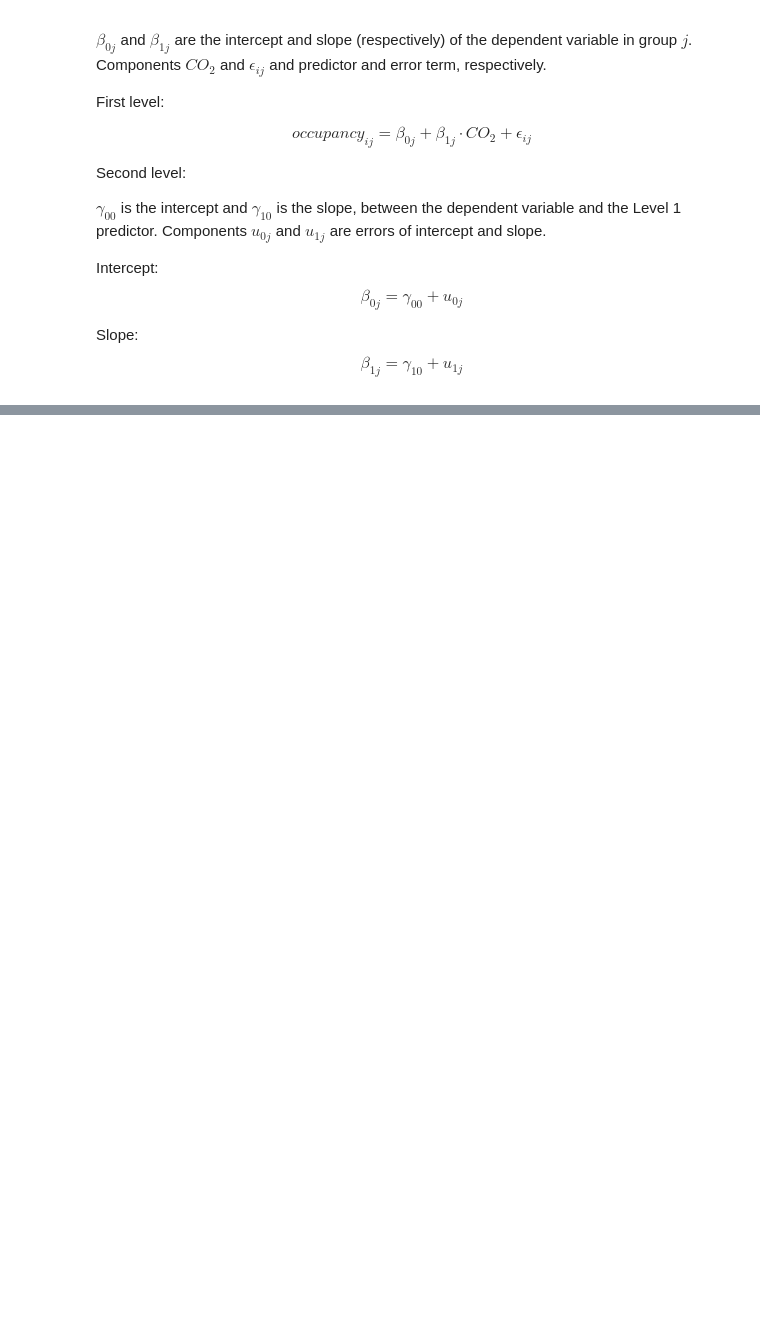
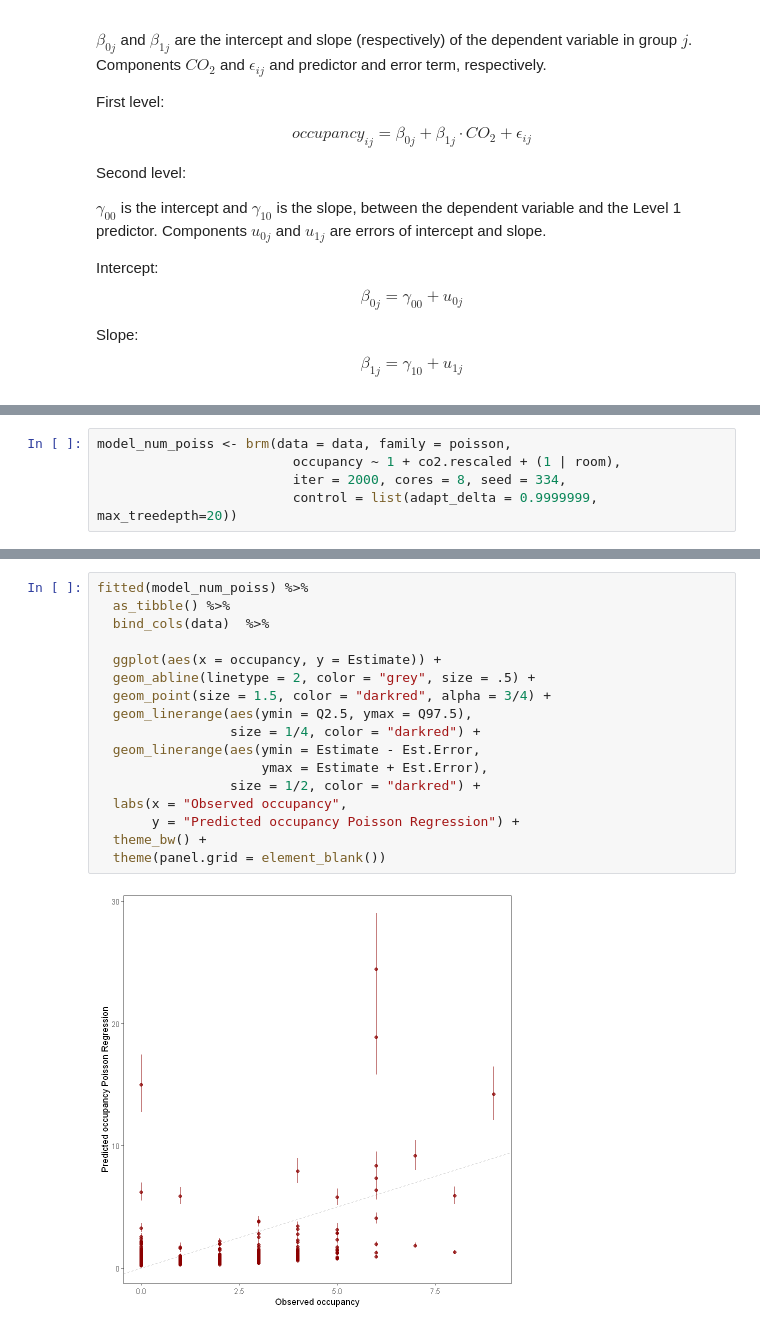
Before and after one commit to mmikos/SmartBuldings, a Jupyter notebook: Hierarchical models/Hierarchical models.ipynb, the cells around one changed output, grey strips where cells are left out. Cells and saved outputs as stored; diff of their text form; blank space fills up the shorter version.

```diff
--- a/Hierarchical models/Hierarchical models.ipynb
+++ b/Hierarchical models/Hierarchical models.ipynb
@@ -254,0 +190,5 @@ post_mdn %>%
+# %%
+model_num_poiss <- brm(data = data, family = poisson,
+                         occupancy ~ 1 + co2.rescaled + (1 | room),
+                         iter = 2000, cores = 8, seed = 334,
+                         control = list(adapt_delta = 0.9999999, max_treedepth=20))
@@ -254,0 +239,19 @@ post_mdn %>%
+# %%
+fitted(model_num_poiss) %>%
+  as_tibble() %>%
+  bind_cols(data)  %>%
+
+  ggplot(aes(x = occupancy, y = Estimate)) +
+  geom_abline(linetype = 2, color = "grey", size = .5) +
+  geom_point(size = 1.5, color = "darkred", alpha = 3/4) +
+  geom_linerange(aes(ymin = Q2.5, ymax = Q97.5),
+                 size = 1/4, color = "darkred") +
+  geom_linerange(aes(ymin = Estimate - Est.Error,
+                     ymax = Estimate + Est.Error),
+                 size = 1/2, color = "darkred") +
+  labs(x = "Observed occupancy",
+       y = "Predicted occupancy Poisson Regression") +
+  theme_bw() +
+  theme(panel.grid = element_blank())
+# %% [output]
+[figure, added]
```
Also changed, not shown: parts of 82 cells of this notebook, 23 other files.
